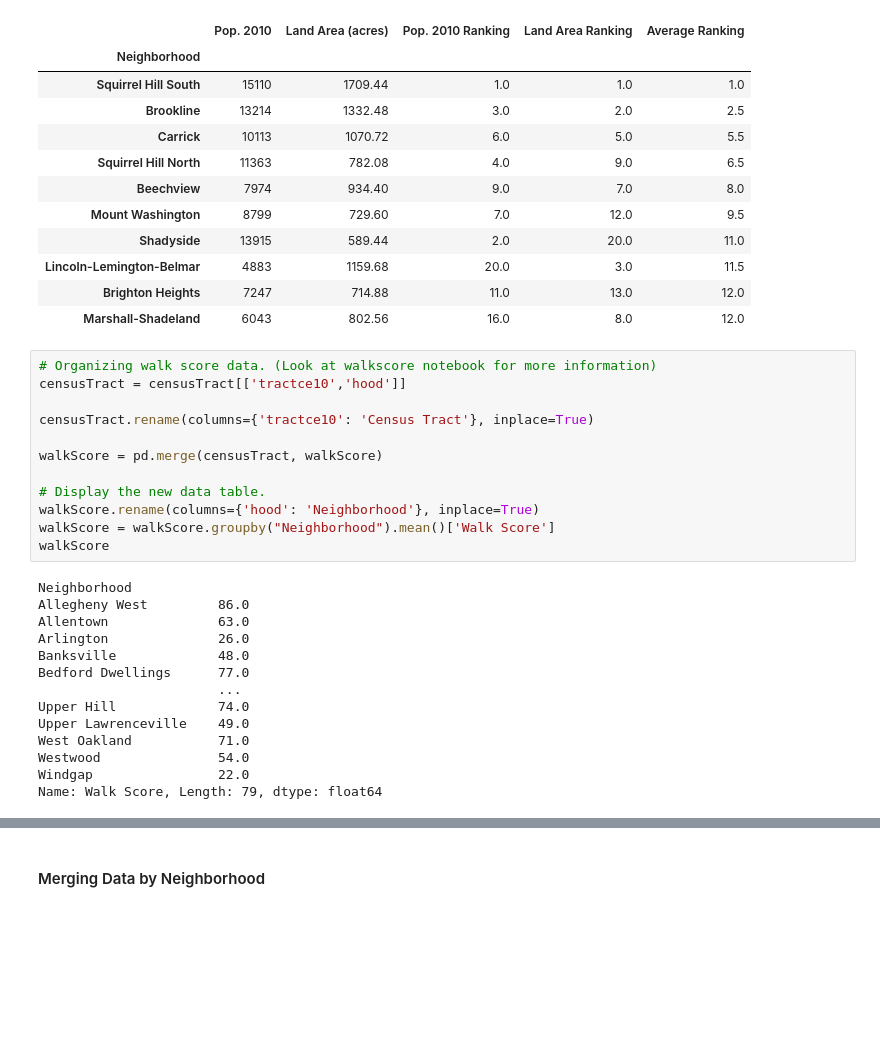
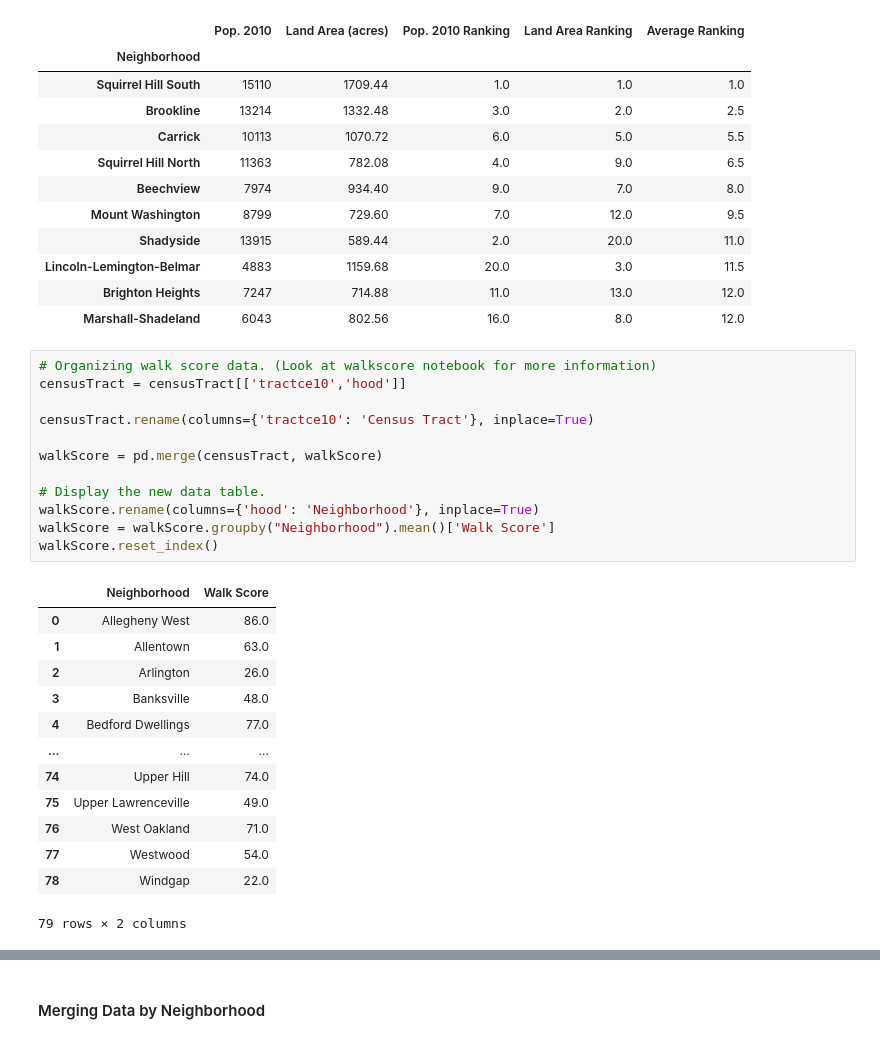
Before and after one commit to etmrmia/CMPINF-0010-Final-Project, a Jupyter notebook: Final_Calculations.ipynb, the cells around one changed output, grey strips where cells are left out. Cells and saved outputs as stored; diff of their text form; blank space fills up the shorter version.

```diff
--- a/Final_Calculations.ipynb
+++ b/Final_Calculations.ipynb
@@ -53,29 +54,29 @@ rpopden.sort_values(by = ['Average Ranking']).head(10)
 # %%
 # Organizing walk score data. (Look at walkscore notebook for more information)
 censusTract = censusTract[['tractce10','hood']]
 
 censusTract.rename(columns={'tractce10': 'Census Tract'}, inplace=True)
 
 walkScore = pd.merge(censusTract, walkScore)
 
 # Display the new data table.
 walkScore.rename(columns={'hood': 'Neighborhood'}, inplace=True)
 walkScore = walkScore.groupby("Neighborhood").mean()['Walk Score']
-walkScore
+walkScore.reset_index()
 # %% [output]
+|  | Neighborhood | Walk Score |
+| 0 | Allegheny West | 86.0 |
+| 1 | Allentown | 63.0 |
+| 2 | Arlington | 26.0 |
+| 3 | Banksville | 48.0 |
+| 4 | Bedford Dwellings | 77.0 |
+| ... | ... | ... |
+| 74 | Upper Hill | 74.0 |
+| 75 | Upper Lawrenceville | 49.0 |
+| 76 | West Oakland | 71.0 |
+| 77 | Westwood | 54.0 |
+| 78 | Windgap | 22.0 |
-Neighborhood
-Allegheny West         86.0
-Allentown              63.0
-Arlington              26.0
-Banksville             48.0
-Bedford Dwellings      77.0
-                       ...
-Upper Hill             74.0
-Upper Lawrenceville    49.0
-West Oakland           71.0
-Westwood               54.0
-Windgap                22.0
-Name: Walk Score, Length: 79, dtype: float64
+79 rows × 2 columns
 # %%
 # filter obesity rates by neighborhood and sort from highest rate to lowest rate
 obesity_data_pandas.rename(columns={'City Neighborhood': 'Neighborhood'}, inplace=True)
```
Also changed, not shown: parts of 9 cells of this notebook.
